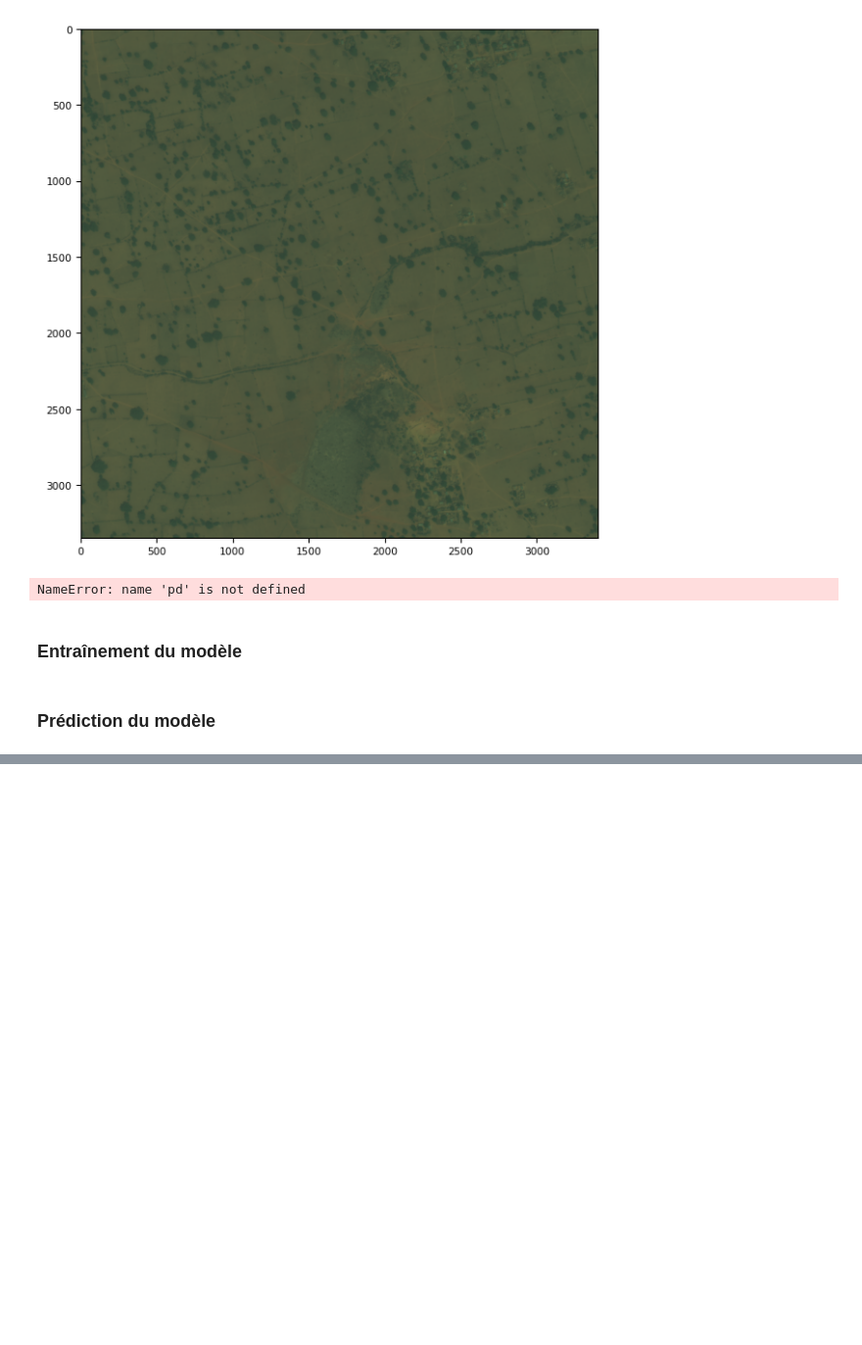
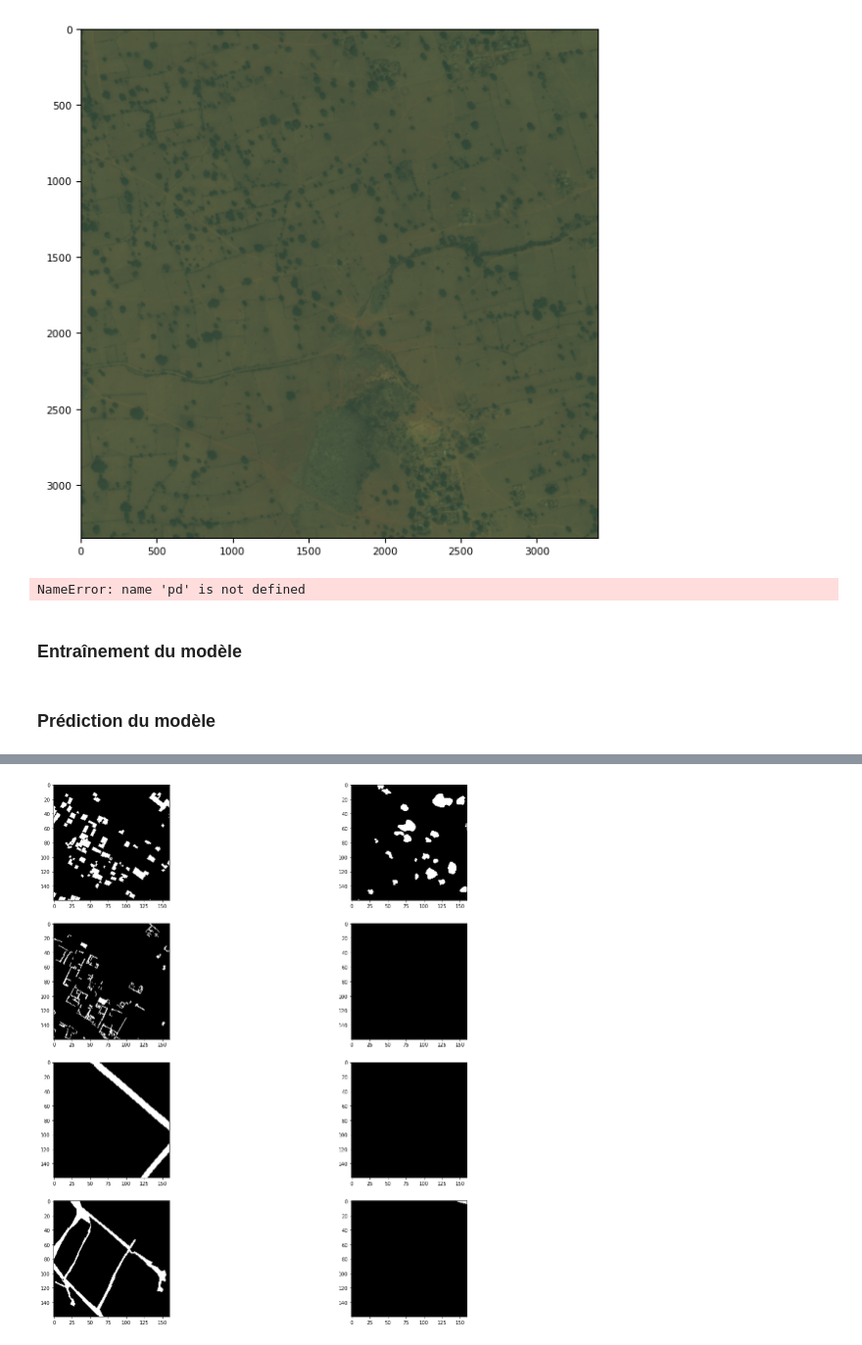
Before and after one commit to Tenchiroxx/image-segmentation, a Jupyter notebook: rgb_images.ipynb, the cells around one changed output, grey strips where cells are left out. Shown at 98% size. Saved outputs shown, nothing was run; the diff lists cells and outputs as text; code cells hidden in the pictures; blank space fills up the shorter version.

```diff
--- a/rgb_images.ipynb
+++ b/rgb_images.ipynb
@@ -222,0 +234,6 @@ print(jaccard(Y_test,Y_test_pred))
+# %%
+fig2, axs2 = plt.subplots(4, 2, figsize = (20, 20))
+for i in range(0, 8):
+    axs2[(i)%4][i//4].imshow(img_out[0][:,:,i], cmap = "gray")
+# %% [output]
+[figure, added]
```
Also changed, not shown: parts of 2 cells of this notebook, 7 other files.
